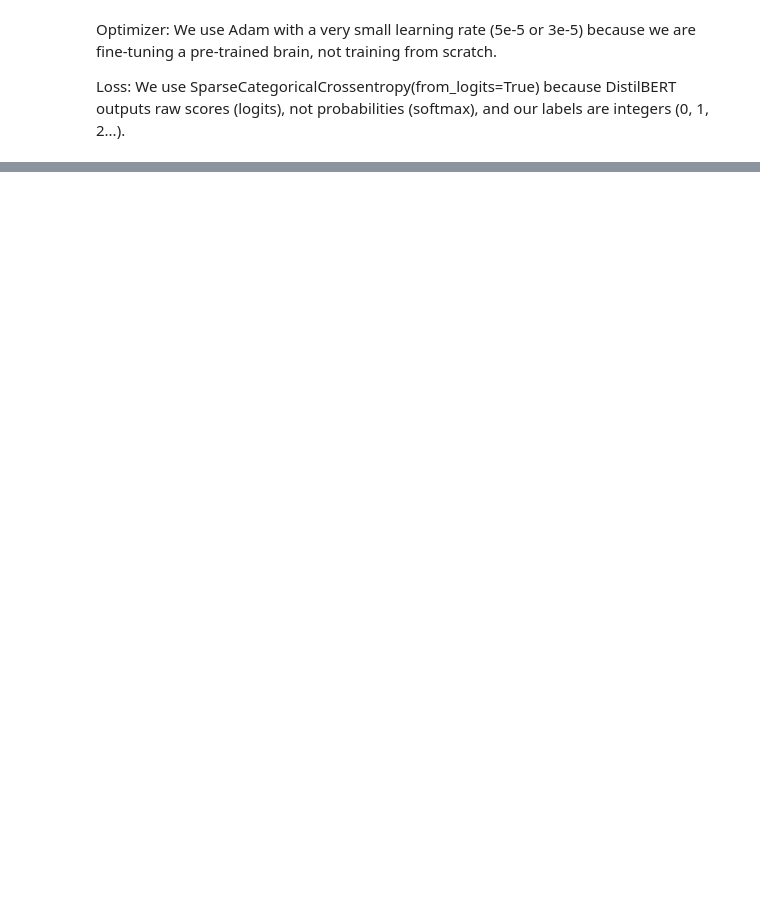
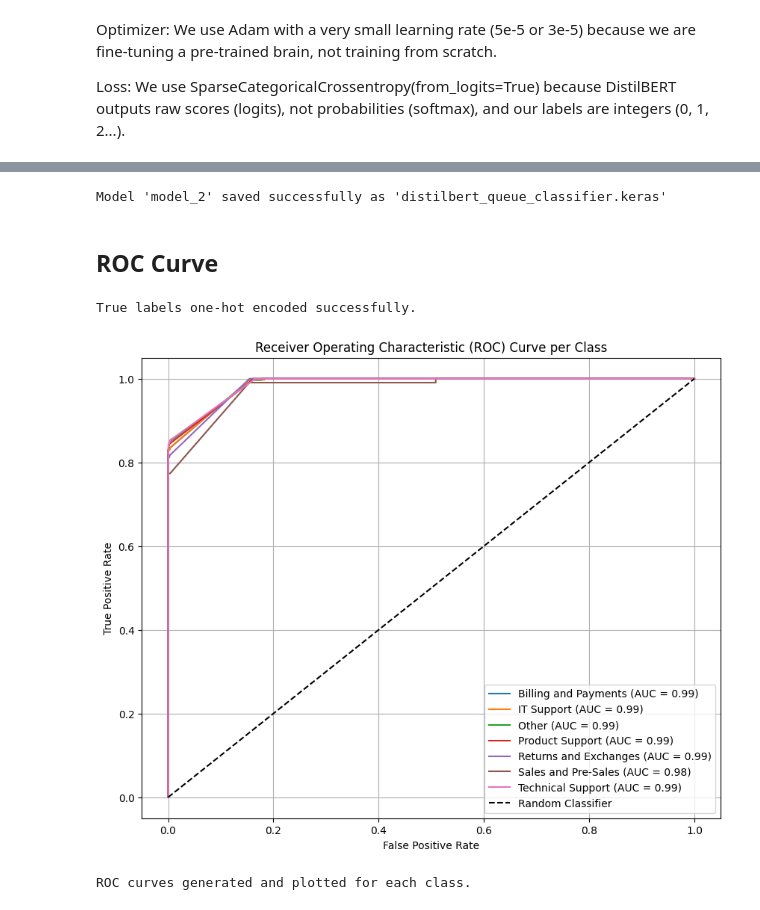
Before and after one commit to smz785/Customer-Support-Automation-NLP-, a Jupyter notebook: Dataset_Training_Model_Training.ipynb, the cells around one changed output, grey strips where cells are left out. Drawn from its saved outputs; the diff is of its cells as text; code cells hidden in the pictures; blank space fills up the shorter version.

```diff
--- a/Dataset_Training_Model_Training.ipynb
+++ b/Dataset_Training_Model_Training.ipynb
@@ -524,0 +640,36 @@ Loss: We use SparseCategoricalCrossentropy(from_logits=True) because DistilBERT
+# %%
+model_2.save('distilbert_queue_classifier.keras')
+print("Model 'model_2' saved successfully as 'distilbert_queue_classifier.keras'")
+# %% [output]
+Model 'model_2' saved successfully as 'distilbert_queue_classifier.keras'
+# %% [markdown]
+## ROC Curve
+# %%
+from sklearn.metrics import roc_curve, auc
+from sklearn.preprocessing import OneHotEncoder
+
+# One-hot encode the true labels
+onehot_encoder = OneHotEncoder(sparse_output=False, categories='auto')
+y_true_one_hot = onehot_encoder.fit_transform(true_labels_encoded.reshape(-1, 1))
+
+print("True labels one-hot encoded successfully.")
+# %% [output]
+True labels one-hot encoded successfully.
+# %%
+plt.figure(figsize=(10, 8))
+for i in range(no_of_queues):
+    fpr, tpr, thresholds = roc_curve(y_true_one_hot[:, i], val_predictions_probs[:, i])
+    roc_auc = auc(fpr, tpr)
+    plt.plot(fpr, tpr, label=f'{target_names[i]} (AUC = {roc_auc:.2f})')
+
+plt.plot([0, 1], [0, 1], 'k--', label='Random Classifier')
+plt.xlabel('False Positive Rate')
+plt.ylabel('True Positive Rate')
+plt.title('Receiver Operating Characteristic (ROC) Curve per Class')
+plt.legend(loc='lower right')
+plt.grid(True)
+plt.show()
+print("ROC curves generated and plotted for each class.")
+# %% [output]
+[figure, added]
+ROC curves generated and plotted for each class.
```
Also changed, not shown: parts of 13 cells of this notebook.
